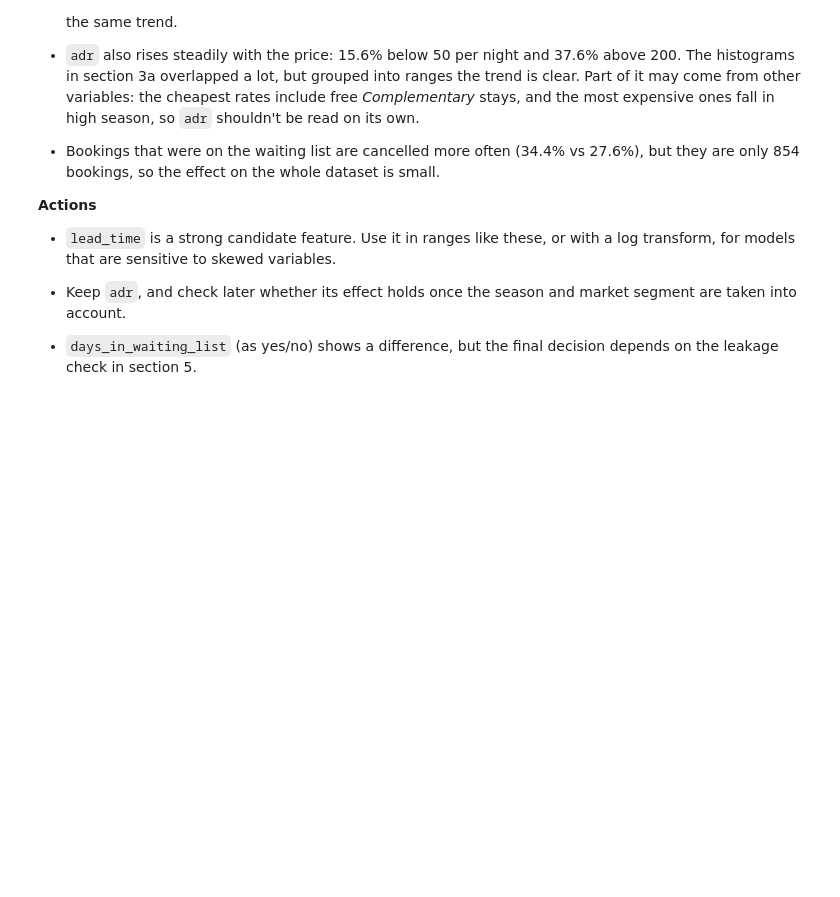
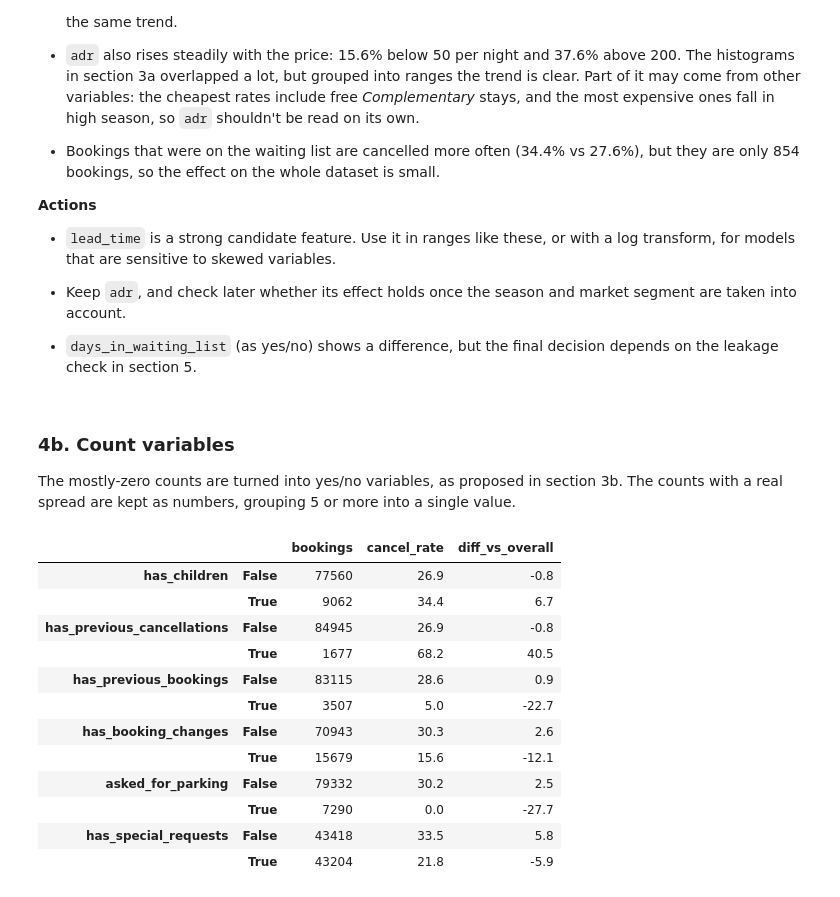
Before and after one commit to martinmon19/Assignment-MACHINE-LEARNING, a Jupyter notebook: notebooks/03_distributions.ipynb, the cells around one changed output. Cells and saved outputs as stored; diff of their text form; code cells hidden in the pictures; blank space fills up the shorter version.

```diff
--- a/notebooks/03_distributions.ipynb
+++ b/notebooks/03_distributions.ipynb
@@ -550,3 +550,32 @@ Bars above the red dashed line are groups that cancel more than average; bars be
 
 - `days_in_waiting_list` (as yes/no) shows a difference, but the final decision depends on the
   leakage check in section 5.
+# %% [markdown]
+### 4b. Count variables
+The mostly-zero counts are turned into yes/no variables, as proposed in section 3b. The counts with a
+real spread are kept as numbers, grouping 5 or more into a single value.
+# %%
+flags = {
+    "has_children": (df["children"] + df["babies"]) > 0,
+    "has_previous_cancellations": df["previous_cancellations"] > 0,
+    "has_previous_bookings": df["previous_bookings_not_canceled"] > 0,
+    "has_booking_changes": df["booking_changes"] > 0,
+    "asked_for_parking": df["required_car_parking_spaces"] > 0,
+    "has_special_requests": df["total_of_special_requests"] > 0,
+}
+flag_table = pd.concat({name: cancel_rate(flag) for name, flag in flags.items()})
+flag_table
+# %% [output]
+|  |  | bookings | cancel_rate | diff_vs_overall |
+| has_children | False | 77560 | 26.9 | -0.8 |
+|  | True | 9062 | 34.4 | 6.7 |
+| has_previous_cancellations | False | 84945 | 26.9 | -0.8 |
+|  | True | 1677 | 68.2 | 40.5 |
+| has_previous_bookings | False | 83115 | 28.6 | 0.9 |
+|  | True | 3507 | 5.0 | -22.7 |
+| has_booking_changes | False | 70943 | 30.3 | 2.6 |
+|  | True | 15679 | 15.6 | -12.1 |
+| asked_for_parking | False | 79332 | 30.2 | 2.5 |
+|  | True | 7290 | 0.0 | -27.7 |
+| has_special_requests | False | 43418 | 33.5 | 5.8 |
+|  | True | 43204 | 21.8 | -5.9 |
```
Also changed, not shown: parts of 6 cells of this notebook.
